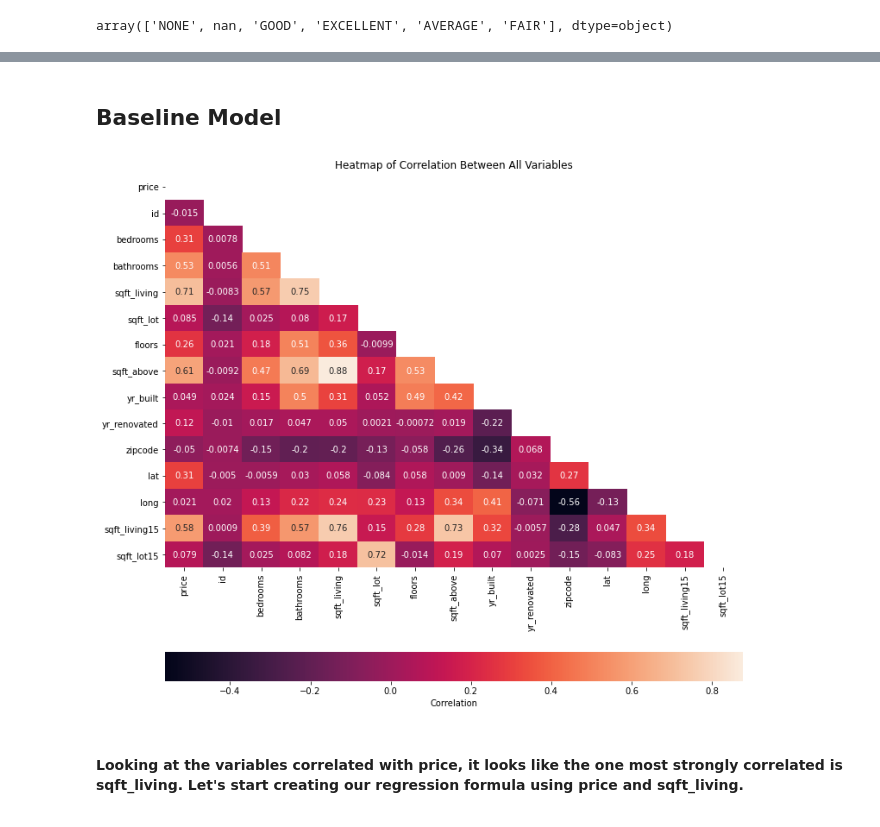
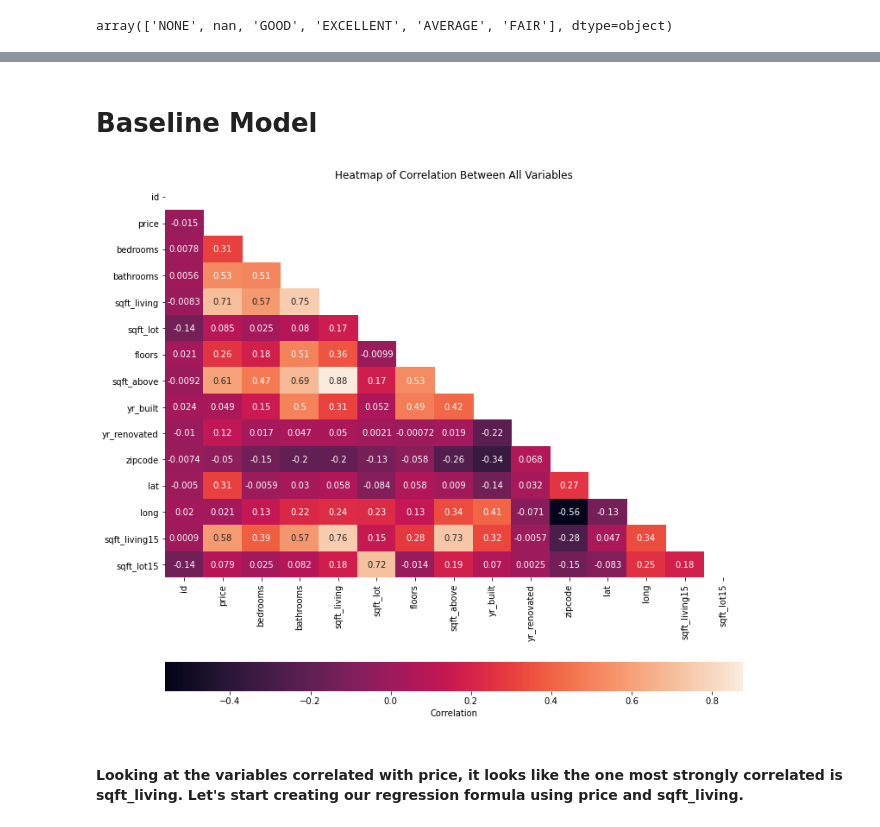
Before and after one commit to aharri123/dsc-phase-2-project-v2-3, a Jupyter notebook: student.ipynb, the cells around one changed output, grey strips where cells are left out. Drawn from its saved outputs; the diff is of its cells as text; code cells hidden in the pictures.

```diff
--- a/student.ipynb
+++ b/student.ipynb
@@ -135,4 +135,4 @@ Data columns (total 21 columns):
 dtypes: float64(6), int64(9), object(6)
 memory usage: 2.6+ MB
 # %% [markdown]
-## Baseline Model
+# Baseline Model
@@ -146,23 +139,22 @@ X = df.drop("price", axis = 1)
 # %%
-#Next let's look at the correlation strengths to find the variable with the strongest correlation with the target variable
+#Let's start off by creating a baseline model
+#Let's look at the correlation strengths to find the variable with the strongest correlation with the target variable (price)
 #We'll use a heatmap
 
-heatmap_data = pd.concat([Y,X], axis = 1)
-correlation = heatmap_data.corr()
-
+correlation = df.corr()
 #Set up axes
 fig, ax = plt.subplots(figsize=(12, 12))
 
 #Create heatmap
 sns.heatmap(data = correlation,
             annot = True,
             ax = ax,
             mask= np.triu(np.ones_like(correlation, dtype=bool)),
             cbar_kws={"label": "Correlation","orientation": "horizontal"});
 
 ax.set_title("Heatmap of Correlation Between All Variables");
 # %% [output]
-[figure, old version]
+[figure, new version]
 # %% [markdown]
 #### Looking at the variables correlated with price, it looks like the one most strongly correlated is sqft_living. Let's start creating our regression formula using price and sqft_living. ####
 # %%
```
Also changed, not shown: parts of 35 cells of this notebook.
